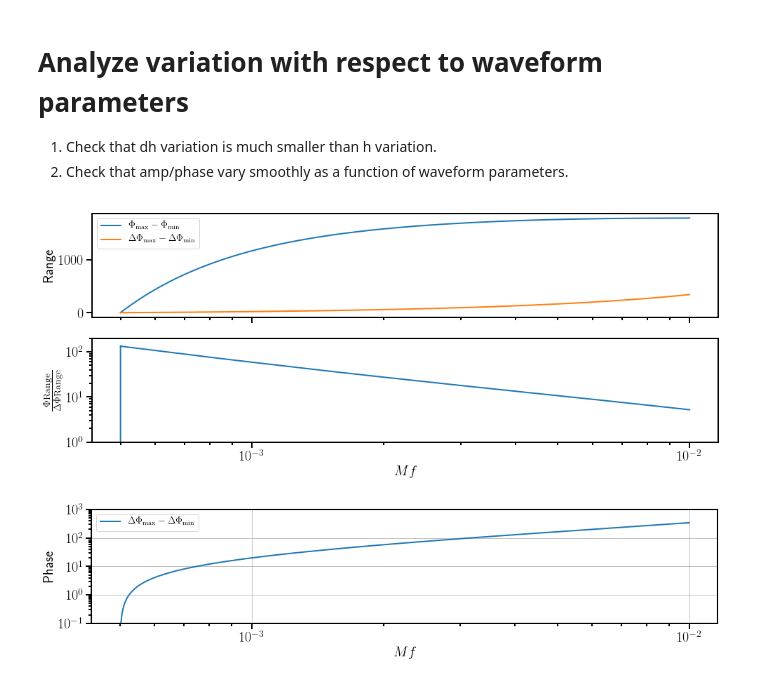
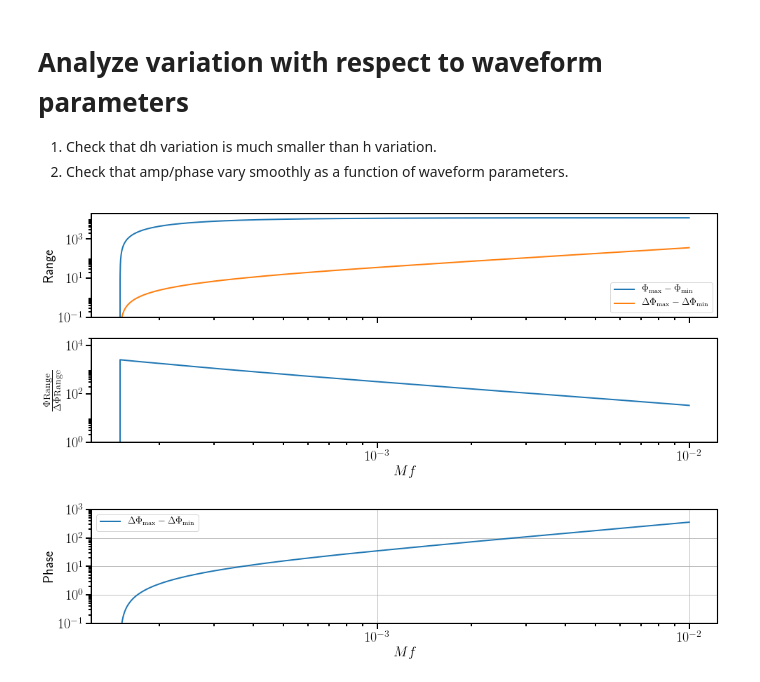
Before and after one commit to benjaminlackey/gpsurrogate, a Jupyter notebook: notebooks/MakeTrainingSet.ipynb, the cells around one changed output. Cells and saved outputs as stored; diff of their text form; code cells hidden in the pictures.

```diff
--- a/notebooks/MakeTrainingSet.ipynb
+++ b/notebooks/MakeTrainingSet.ipynb
@@ -206,2 +263,11 @@ train.make_training_set(
 # %% [markdown]
 # Plots of training set
+# %%
+# h_trainset = ws.HDF5WaveformSet('../data/h_training_set.hdf5')
+# dh_trainset = ws.HDF5WaveformSet('../data/dh_training_set.hdf5')
+
+h_trainset = ws.HDF5WaveformSet('../data/h_training_set_p00015.hdf5')
+dh_trainset = ws.HDF5WaveformSet('../data/dh_training_set_p00015.hdf5')
+
+# h_trainset = ws.HDF5WaveformSet('../data/h_training_set_p00015_n1056.hdf5')
+# dh_trainset = ws.HDF5WaveformSet('../data/dh_training_set_p00015_n1056.hdf5')
@@ -208,3 +284,3 @@ train.make_training_set(
 # %%
-h_trainset = ws.HDF5WaveformSet('../data/h_training_set.hdf5')
-dh_trainset = ws.HDF5WaveformSet('../data/dh_training_set.hdf5')
+h_trainset_join = ws.HDF5WaveformSet('../data/h_training_set_join_p00015.hdf5')
+dh_trainset_join = ws.HDF5WaveformSet('../data/dh_training_set_join_p00015.hdf5')
@@ -293,35 +392,35 @@ def range_of_freq(h_list):
 # %%
 freq1, amp_min1, amp_max1, phase_min1, phase_max1 = range_of_freq(h_trainset)
 freq2, amp_min2, amp_max2, phase_min2, phase_max2 = range_of_freq(dh_trainset)
 
 fig, (ax1, ax2) = plt.subplots(2, sharex=True, figsize=(16, 6))
 
 ax1.plot(freq1, phase_max1-phase_min1, ls='-', lw=2, label=r'$\Phi_{\rm max}-\Phi_{\rm min}$')
 ax1.plot(freq2, phase_max2-phase_min2, ls='-', lw=2, label=r'$\Delta\Phi_{\rm max}-\Delta\Phi_{\rm min}$')
 ax1.set_xscale('log')
-# ax1.set_yscale('log')
-# ax1.set_ylim(0.1, 1.0e4)
+ax1.set_yscale('log')
+ax1.set_ylim(0.1, 2.0e4)
 ax1.set_ylabel('Range')
 ax1.legend()
 
 ax2.plot(freq1, (phase_max1-phase_min1)/(phase_max2-phase_min2), ls='-', lw=2)
 #ax2.set_xscale('log')
 ax2.set_yscale('log')
-ax2.set_ylim(1.0, 200.)
+ax2.set_ylim(1.0, 20000.)
 ax2.set_xlabel('$Mf$')
 ax2.set_ylabel(r'$\frac{\Phi{\rm Range}}{\Delta\Phi {\rm Range}}$')
 
 
 
 fig, ax1 = plt.subplots(1, figsize=(16, 3))
 ax1.plot(freq2, phase_max2-phase_min2, ls='-', lw=2, label=r'$\Delta\Phi_{\rm max}-\Delta\Phi_{\rm min}$')
 ax1.set_xscale('log')
 ax1.set_yscale('log')
 ax1.set_ylim(1.0e-1, 1.0e3)
 ax1.set_ylabel('Phase')
 ax1.set_xlabel('$Mf$')
 ax1.legend()
 ax1.grid()
 # %% [output]
-[figure, old version]
+[figure, new version]
-[figure, old version]
+[figure, new version]
```
Also changed, not shown: parts of 21 cells of this notebook, 8 other files.
